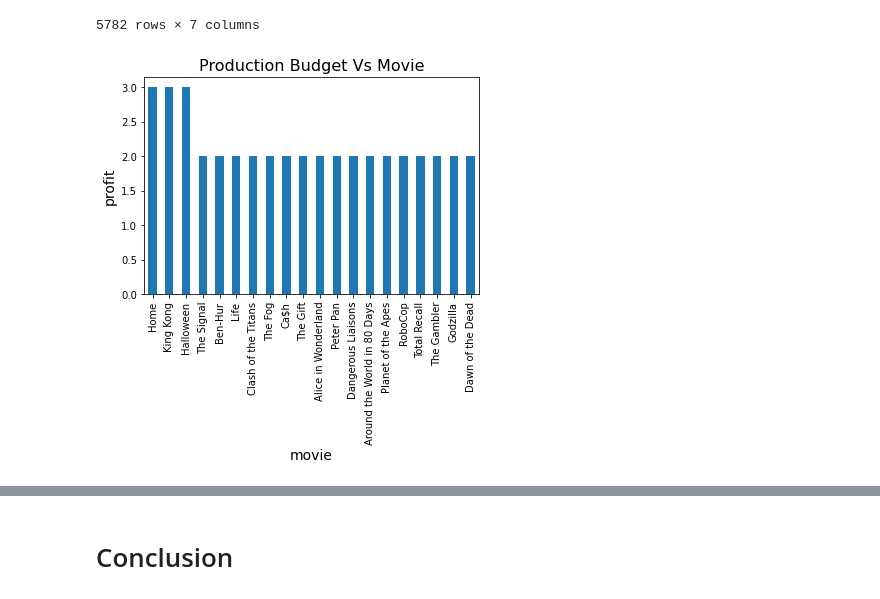
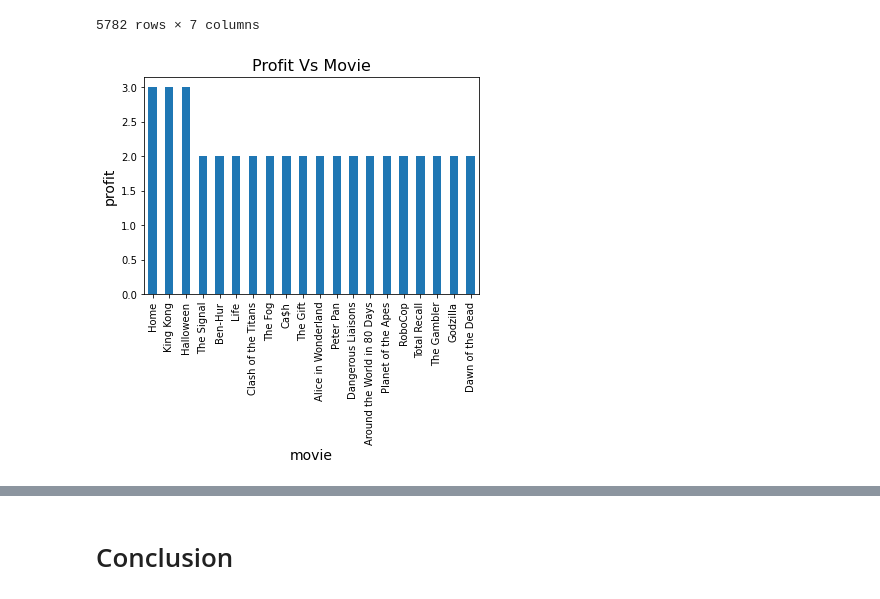
Before and after one commit to manamary/dsc-phase-1-project-v2-4, a Jupyter notebook: student.ipynb, the cells around one changed output, grey strips where cells are left out. Drawn from its saved outputs; the diff is of its cells as text; code cells hidden in the pictures.

```diff
--- a/student.ipynb
+++ b/student.ipynb
@@ -1049,8 +1053,8 @@ tnmo_df
 # %%
 # plot the profit graph
 ax = tnmo_df['movie'].value_counts()[:20].plot(kind='bar')
-ax.set_title('Production Budget Vs Movie', fontsize=16)
+ax.set_title('Profit Vs Movie', fontsize=16)
 ax.set_xlabel("movie",fontsize=14)
 ax.set_ylabel("profit", fontsize=14);
 # %% [output]
-[figure, old version]
+[figure, new version]
```
Also changed, not shown: parts of 10 cells of this notebook.
